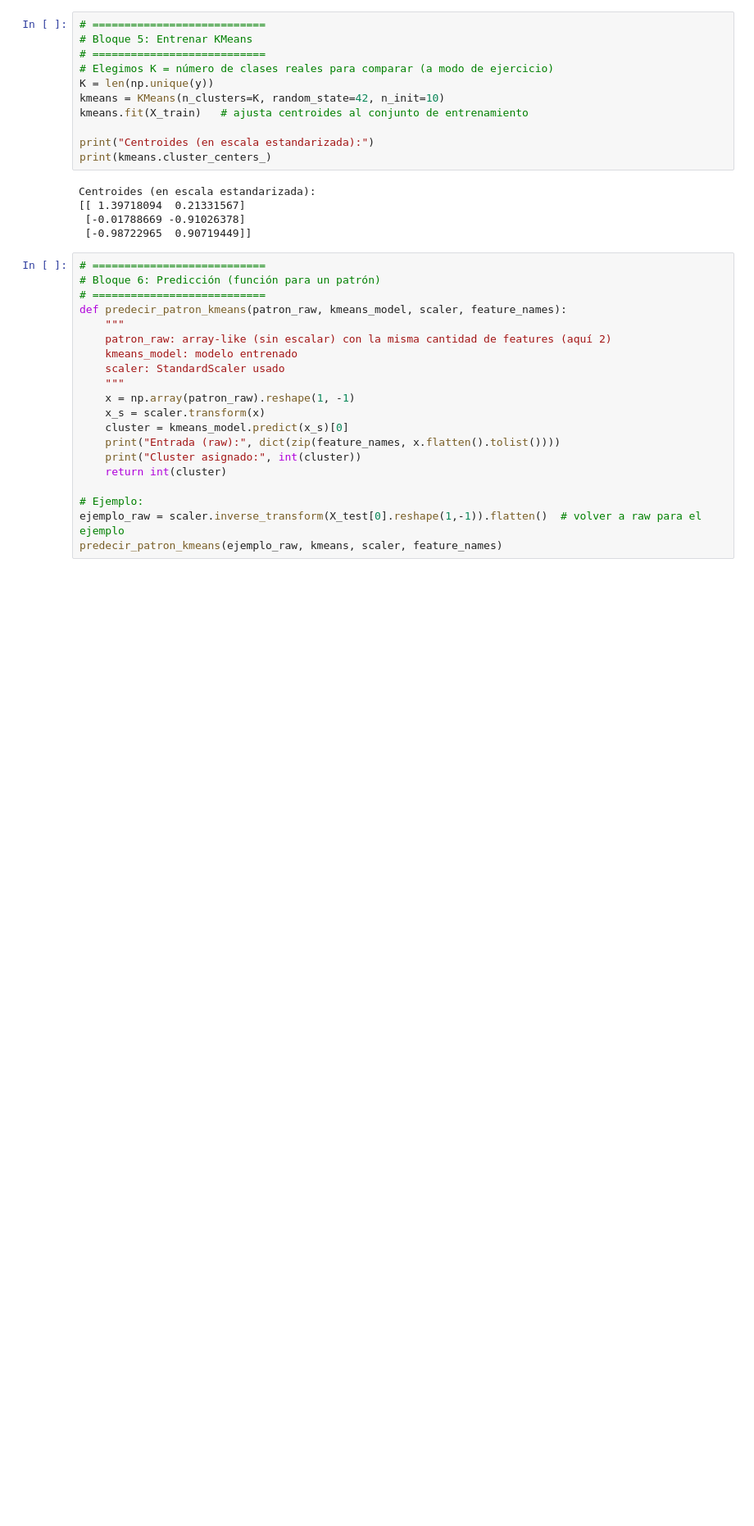
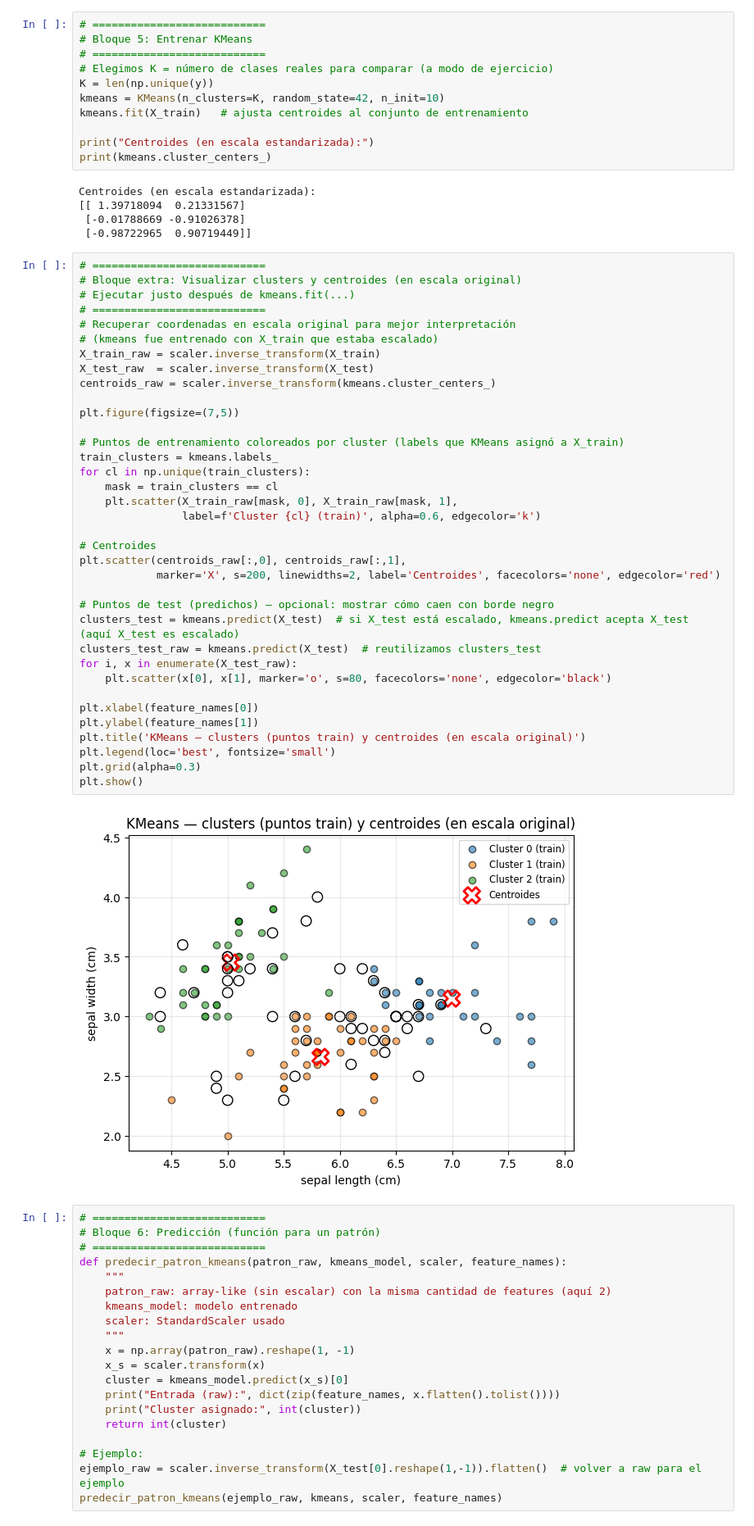
Before and after one commit to Emmanuel0435/Clasificacion-Inteligente-de-Datos, a Jupyter notebook: Hands-On 3/Kmeans.ipynb, the cells around one changed output. Shown at 82% size. Saved outputs shown, nothing was run; the diff lists cells and outputs as text; blank space fills up the shorter version.

```diff
--- a/Hands-On 3/Kmeans.ipynb
+++ b/Hands-On 3/Kmeans.ipynb
@@ -131,6 +131,44 @@ Centroides (en escala estandarizada):
 [[ 1.39718094  0.21331567]
  [-0.01788669 -0.91026378]
  [-0.98722965  0.90719449]]
+# %%
+# ===========================
+# Bloque extra: Visualizar clusters y centroides (en escala original)
+# Ejecutar justo después de kmeans.fit(...)
+# ===========================
+# Recuperar coordenadas en escala original para mejor interpretación
+# (kmeans fue entrenado con X_train que estaba escalado)
+X_train_raw = scaler.inverse_transform(X_train)
+X_test_raw  = scaler.inverse_transform(X_test)
+centroids_raw = scaler.inverse_transform(kmeans.cluster_centers_)
+
+plt.figure(figsize=(7,5))
+
+# Puntos de entrenamiento coloreados por cluster (labels que KMeans asignó a X_train)
+train_clusters = kmeans.labels_
+for cl in np.unique(train_clusters):
+    mask = train_clusters == cl
+    plt.scatter(X_train_raw[mask, 0], X_train_raw[mask, 1],
+                label=f'Cluster {cl} (train)', alpha=0.6, edgecolor='k')
+
+# Centroides
+plt.scatter(centroids_raw[:,0], centroids_raw[:,1],
+            marker='X', s=200, linewidths=2, label='Centroides', facecolors='none', edgecolor='red')
+
+# Puntos de test (predichos) — opcional: mostrar cómo caen con borde negro
+clusters_test = kmeans.predict(X_test)  # si X_test está escalado, kmeans.predict acepta X_test (aquí X_test es escalado)
+clusters_test_raw = kmeans.predict(X_test)  # reutilizamos clusters_test
+for i, x in enumerate(X_test_raw):
+    plt.scatter(x[0], x[1], marker='o', s=80, facecolors='none', edgecolor='black')
+
+plt.xlabel(feature_names[0])
+plt.ylabel(feature_names[1])
+plt.title('KMeans — clusters (puntos train) y centroides (en escala original)')
+plt.legend(loc='best', fontsize='small')
+plt.grid(alpha=0.3)
+plt.show()
+# %% [output]
+[figure, added]
 # %%
 # ===========================
 # Bloque 6: Predicción (función para un patrón)
```
